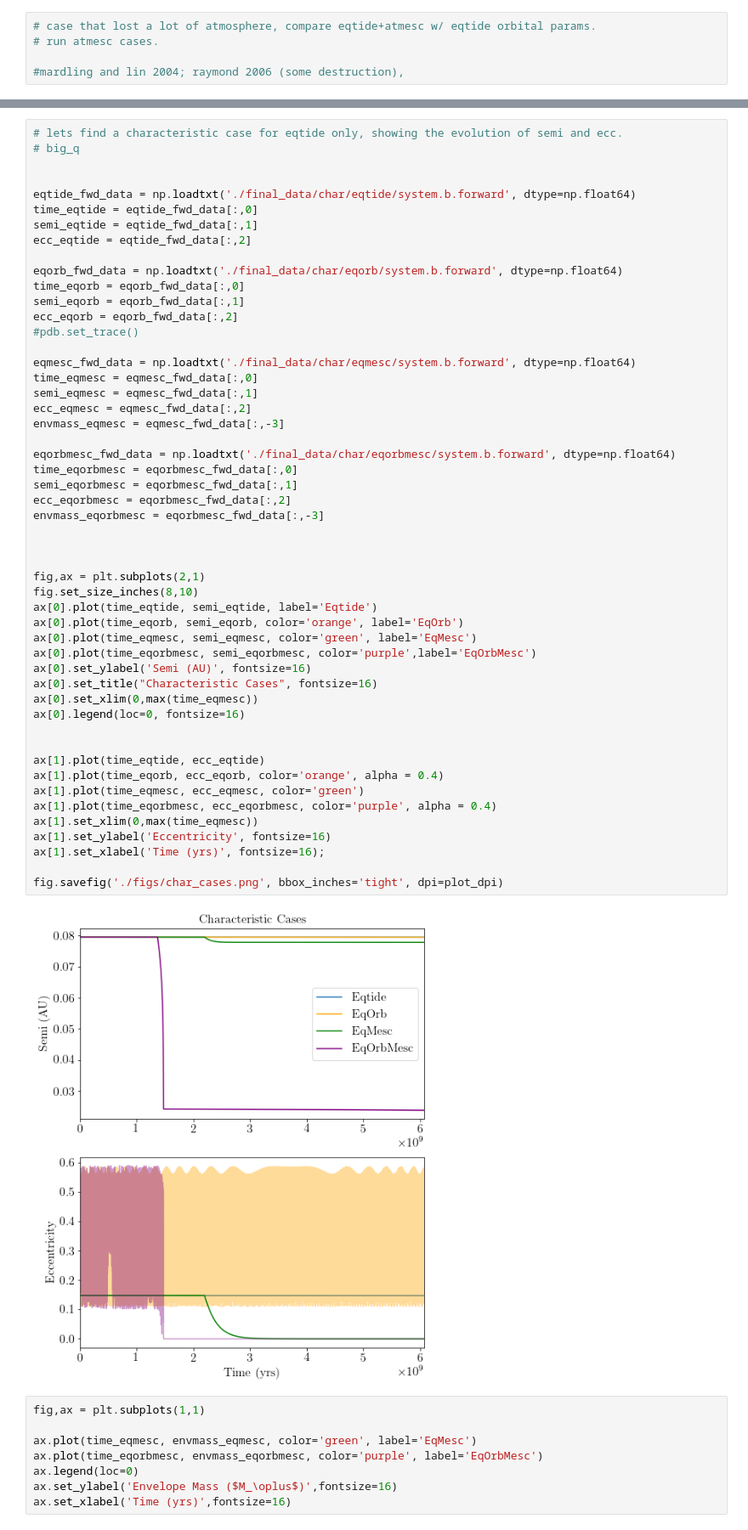
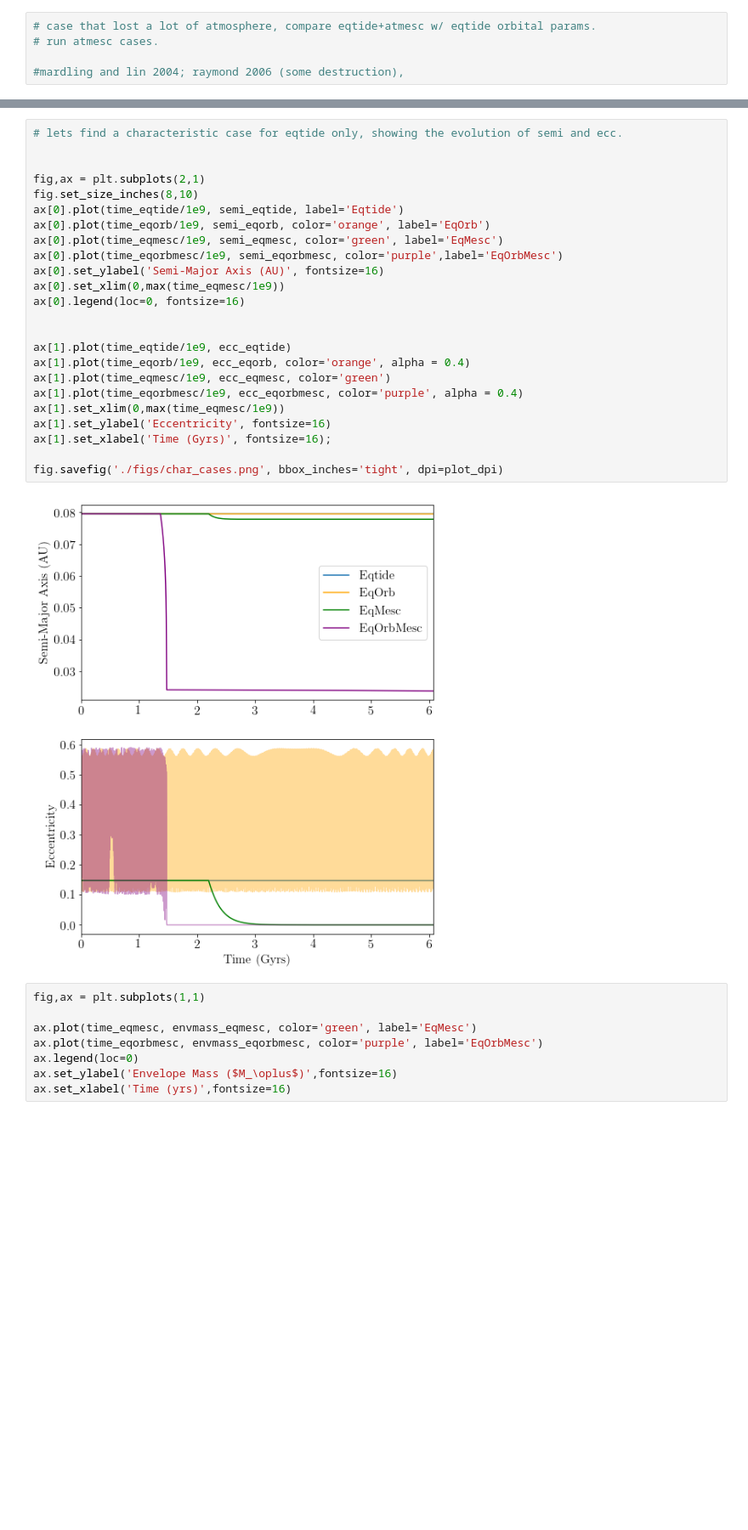
Before and after one commit to dm1681/MergingPerts, a Jupyter notebook: fig_gen.ipynb, the cells around one changed output, grey strips where cells are left out. Shown: that part at 85% size. Cells and saved outputs as stored; diff of their text form; blank space fills up the shorter version.

```diff
--- a/fig_gen.ipynb
+++ b/fig_gen.ipynb
@@ -952,56 +977,29 @@ fig.savefig('./figs/char_cases_eqtide_eqorb.png', bbox_inches='tight', dpi=plot_
 # %%
 # lets find a characteristic case for eqtide only, showing the evolution of semi and ecc.
-# big_q
-
-
-eqtide_fwd_data = np.loadtxt('./final_data/char/eqtide/system.b.forward', dtype=np.float64)
-time_eqtide = eqtide_fwd_data[:,0]
-semi_eqtide = eqtide_fwd_data[:,1]
-ecc_eqtide = eqtide_fwd_data[:,2]
-
-eqorb_fwd_data = np.loadtxt('./final_data/char/eqorb/system.b.forward', dtype=np.float64)
-time_eqorb = eqorb_fwd_data[:,0]
-semi_eqorb = eqorb_fwd_data[:,1]
-ecc_eqorb = eqorb_fwd_data[:,2]
-#pdb.set_trace()
-
-eqmesc_fwd_data = np.loadtxt('./final_data/char/eqmesc/system.b.forward', dtype=np.float64)
-time_eqmesc = eqmesc_fwd_data[:,0]
-semi_eqmesc = eqmesc_fwd_data[:,1]
-ecc_eqmesc = eqmesc_fwd_data[:,2]
-envmass_eqmesc = eqmesc_fwd_data[:,-3]
-
-eqorbmesc_fwd_data = np.loadtxt('./final_data/char/eqorbmesc/system.b.forward', dtype=np.float64)
-time_eqorbmesc = eqorbmesc_fwd_data[:,0]
-semi_eqorbmesc = eqorbmesc_fwd_data[:,1]
-ecc_eqorbmesc = eqorbmesc_fwd_data[:,2]
-envmass_eqorbmesc = eqorbmesc_fwd_data[:,-3]
-
 
 
 fig,ax = plt.subplots(2,1)
 fig.set_size_inches(8,10)
-ax[0].plot(time_eqtide, semi_eqtide, label='Eqtide')
-ax[0].plot(time_eqorb, semi_eqorb, color='orange', label='EqOrb')
-ax[0].plot(time_eqmesc, semi_eqmesc, color='green', label='EqMesc')
-ax[0].plot(time_eqorbmesc, semi_eqorbmesc, color='purple',label='EqOrbMesc')
-ax[0].set_ylabel('Semi (AU)', fontsize=16)
-ax[0].set_title("Characteristic Cases", fontsize=16)
-ax[0].set_xlim(0,max(time_eqmesc))
+ax[0].plot(time_eqtide/1e9, semi_eqtide, label='Eqtide')
+ax[0].plot(time_eqorb/1e9, semi_eqorb, color='orange', label='EqOrb')
+ax[0].plot(time_eqmesc/1e9, semi_eqmesc, color='green', label='EqMesc')
+ax[0].plot(time_eqorbmesc/1e9, semi_eqorbmesc, color='purple',label='EqOrbMesc')
+ax[0].set_ylabel('Semi-Major Axis (AU)', fontsize=16)
+ax[0].set_xlim(0,max(time_eqmesc/1e9))
 ax[0].legend(loc=0, fontsize=16)
 
 
-ax[1].plot(time_eqtide, ecc_eqtide)
-ax[1].plot(time_eqorb, ecc_eqorb, color='orange', alpha = 0.4)
-ax[1].plot(time_eqmesc, ecc_eqmesc, color='green')
-ax[1].plot(time_eqorbmesc, ecc_eqorbmesc, color='purple', alpha = 0.4)
-ax[1].set_xlim(0,max(time_eqmesc))
+ax[1].plot(time_eqtide/1e9, ecc_eqtide)
+ax[1].plot(time_eqorb/1e9, ecc_eqorb, color='orange', alpha = 0.4)
+ax[1].plot(time_eqmesc/1e9, ecc_eqmesc, color='green')
+ax[1].plot(time_eqorbmesc/1e9, ecc_eqorbmesc, color='purple', alpha = 0.4)
+ax[1].set_xlim(0,max(time_eqmesc/1e9))
 ax[1].set_ylabel('Eccentricity', fontsize=16)
-ax[1].set_xlabel('Time (yrs)', fontsize=16);
+ax[1].set_xlabel('Time (Gyrs)', fontsize=16);
 
 fig.savefig('./figs/char_cases.png', bbox_inches='tight', dpi=plot_dpi)
 # %% [output]
-[figure, old version]
+[figure, new version]
 # %%
 fig,ax = plt.subplots(1,1)
 
```
Also changed, not shown: parts of 13 cells of this notebook, 1 other file.
